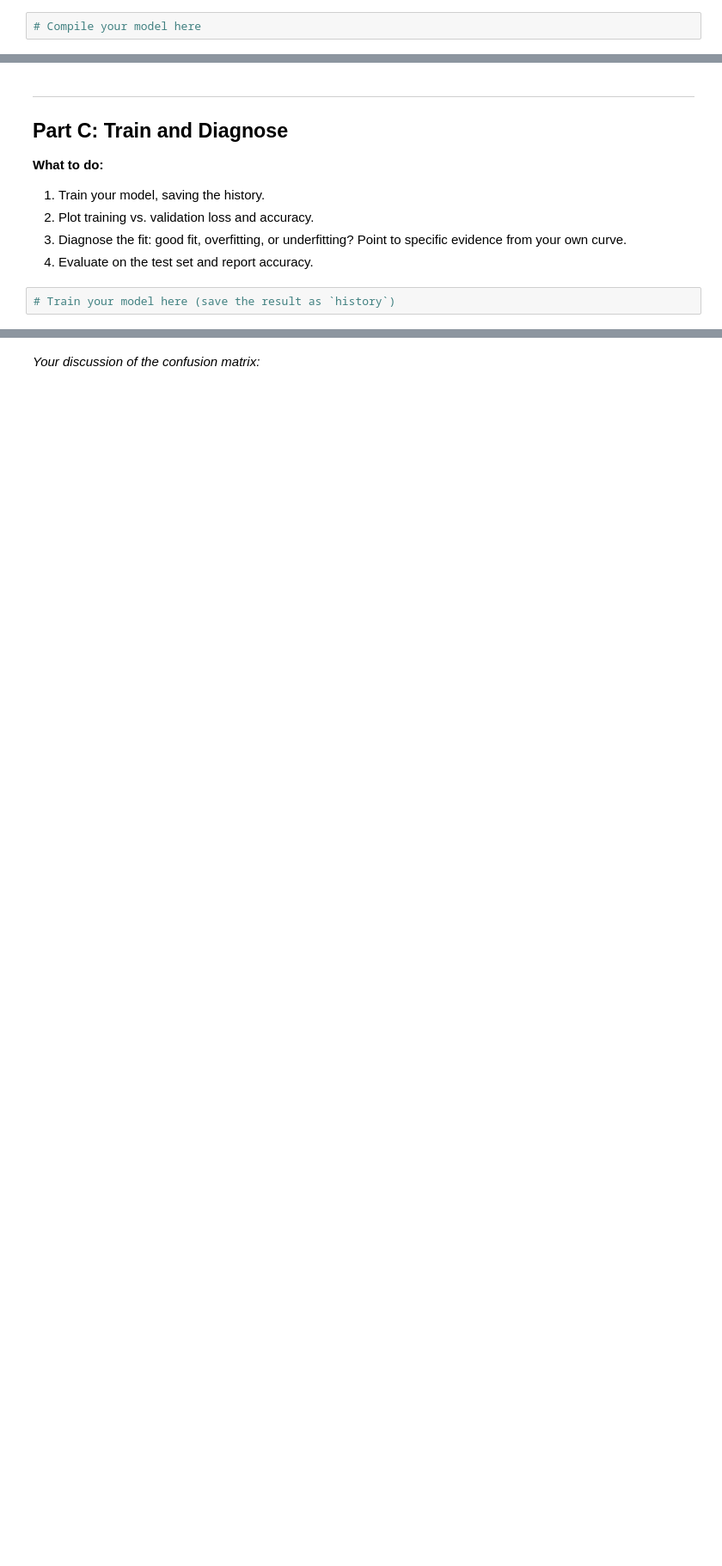
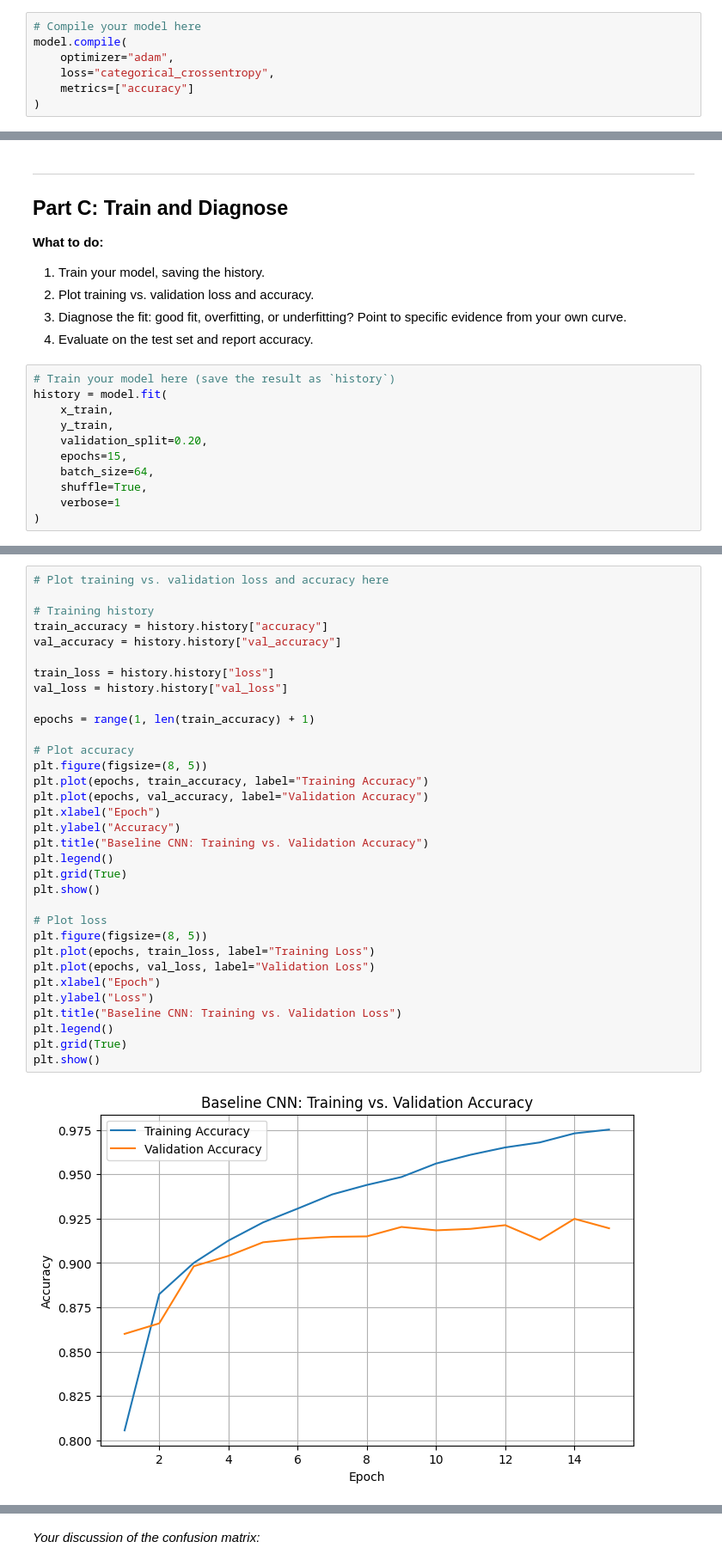
Before and after one commit to evan-kassab/IT480-FA26, a Jupyter notebook: Lab2/Lab2_CNN_PetFinder_Starter.ipynb, the cells around one changed output, grey strips where cells are left out. Shown at 86% size. Cells and saved outputs as stored; diff of their text form; blank space fills up the shorter version.

```diff
--- a/Lab2/Lab2_CNN_PetFinder_Starter.ipynb
+++ b/Lab2/Lab2_CNN_PetFinder_Starter.ipynb
@@ -87,2 +134,7 @@ Write your architecture below, then write one paragraph justifying every choice,
 # %%
 # Compile your model here
+model.compile(
+    optimizer="adam",
+    loss="categorical_crossentropy",
+    metrics=["accuracy"]
+)
@@ -99,3 +151,12 @@ Write your architecture below, then write one paragraph justifying every choice,
 4. Evaluate on the test set and report accuracy.
 # %%
 # Train your model here (save the result as `history`)
+history = model.fit(
+    x_train,
+    y_train,
+    validation_split=0.20,
+    epochs=15,
+    batch_size=64,
+    shuffle=True,
+    verbose=1
+)
@@ -107,0 +181,35 @@ Write your architecture below, then write one paragraph justifying every choice,
+# %%
+# Plot training vs. validation loss and accuracy here
+
+# Training history
+train_accuracy = history.history["accuracy"]
+val_accuracy = history.history["val_accuracy"]
+
+train_loss = history.history["loss"]
+val_loss = history.history["val_loss"]
+
+epochs = range(1, len(train_accuracy) + 1)
+
+# Plot accuracy
+plt.figure(figsize=(8, 5))
+plt.plot(epochs, train_accuracy, label="Training Accuracy")
+plt.plot(epochs, val_accuracy, label="Validation Accuracy")
+plt.xlabel("Epoch")
+plt.ylabel("Accuracy")
+plt.title("Baseline CNN: Training vs. Validation Accuracy")
+plt.legend()
+plt.grid(True)
+plt.show()
+
+# Plot loss
+plt.figure(figsize=(8, 5))
+plt.plot(epochs, train_loss, label="Training Loss")
+plt.plot(epochs, val_loss, label="Validation Loss")
+plt.xlabel("Epoch")
+plt.ylabel("Loss")
+plt.title("Baseline CNN: Training vs. Validation Loss")
+plt.legend()
+plt.grid(True)
+plt.show()
+# %% [output]
+[figure, added]
```
Also changed, not shown: parts of 22 cells of this notebook.
